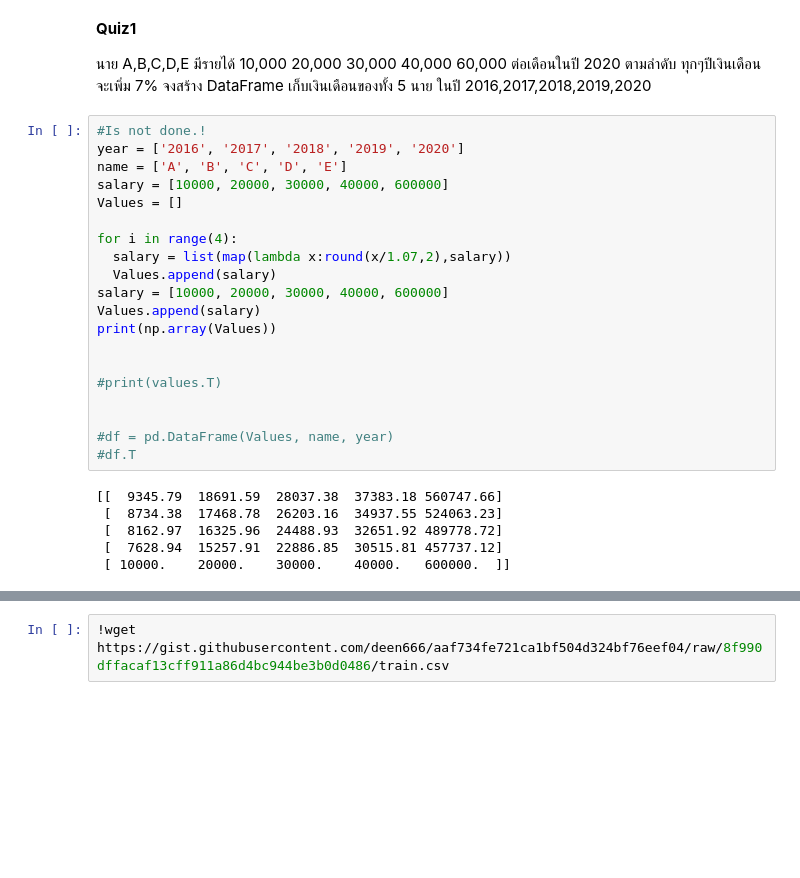
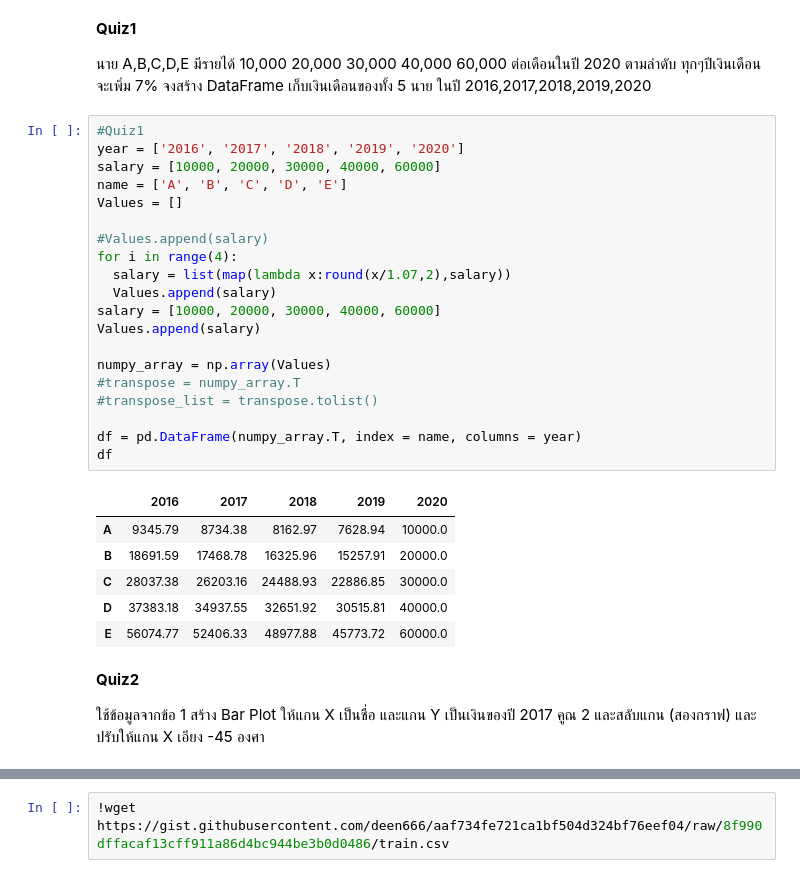
Before and after one commit to deen666/Homework_DataCamp2, a Jupyter notebook: Plotly/Plotly.ipynb, the cells around one changed output, grey strips where cells are left out. Cells and saved outputs as stored; diff of their text form; blank space fills up the shorter version.

Commit message:
Plotly just commit is not done!

```diff
--- a/Plotly/Plotly.ipynb
+++ b/Plotly/Plotly.ipynb
@@ -8,28 +8,33 @@ import plotly.express as px
 
 นาย A,B,C,D,E มีรายได้ 10,000 20,000 30,000 40,000 60,000 ต่อเดือนในปี 2020 ตามลำดับ ทุกๆปีเงินเดือนจะเพิ่ม 7% จงสร้าง DataFrame เก็บเงินเดือนของทั้ง 5 นาย ในปี 2016,2017,2018,2019,2020
 # %%
-#Is not done.!
+#Quiz1
 year = ['2016', '2017', '2018', '2019', '2020']
+salary = [10000, 20000, 30000, 40000, 60000]
 name = ['A', 'B', 'C', 'D', 'E']
-salary = [10000, 20000, 30000, 40000, 600000]
 Values = []
 
+#Values.append(salary)
 for i in range(4):
   salary = list(map(lambda x:round(x/1.07,2),salary))
   Values.append(salary)
-salary = [10000, 20000, 30000, 40000, 600000]
+salary = [10000, 20000, 30000, 40000, 60000]
 Values.append(salary)
-print(np.array(Values))
 
+numpy_array = np.array(Values)
+#transpose = numpy_array.T
+#transpose_list = transpose.tolist()
 
-#print(values.T)
-
-
-#df = pd.DataFrame(Values, name, year)
-#df.T
+df = pd.DataFrame(numpy_array.T, index = name, columns = year)
+df
 # %% [output]
-[[  9345.79  18691.59  28037.38  37383.18 560747.66]
- [  8734.38  17468.78  26203.16  34937.55 524063.23]
- [  8162.97  16325.96  24488.93  32651.92 489778.72]
- [  7628.94  15257.91  22886.85  30515.81 457737.12]
- [ 10000.    20000.    30000.    40000.   600000.  ]]
+|  | 2016 | 2017 | 2018 | 2019 | 2020 |
+| A | 9345.79 | 8734.38 | 8162.97 | 7628.94 | 10000.0 |
+| B | 18691.59 | 17468.78 | 16325.96 | 15257.91 | 20000.0 |
+| C | 28037.38 | 26203.16 | 24488.93 | 22886.85 | 30000.0 |
+| D | 37383.18 | 34937.55 | 32651.92 | 30515.81 | 40000.0 |
+| E | 56074.77 | 52406.33 | 48977.88 | 45773.72 | 60000.0 |
+# %% [markdown]
+**Quiz2**
+
+ใช้ข้อมูลจากข้อ 1 สร้าง Bar Plot ให้แกน X เป็นชื่อ และแกน Y เป็นเงินของปี 2017 คูณ 2 และสลับแกน (สองกราฟ) และปรับให้แกน X เอียง -45 องศา
```
Also changed, not shown: parts of 7 cells of this notebook.
